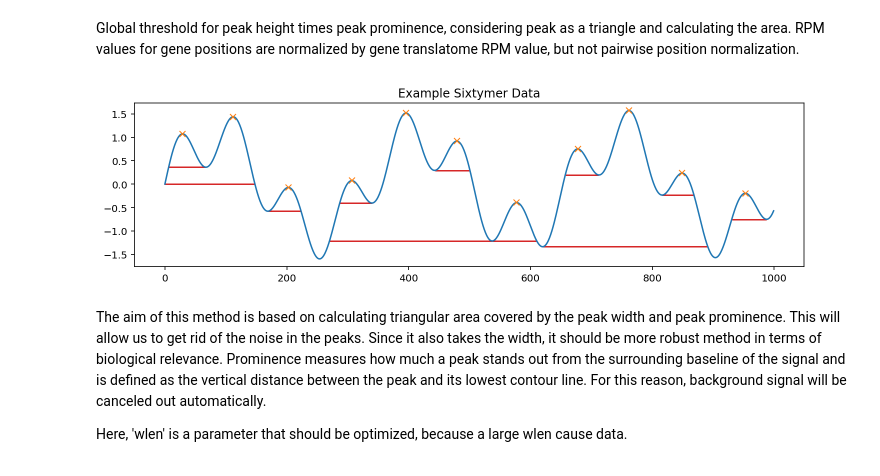
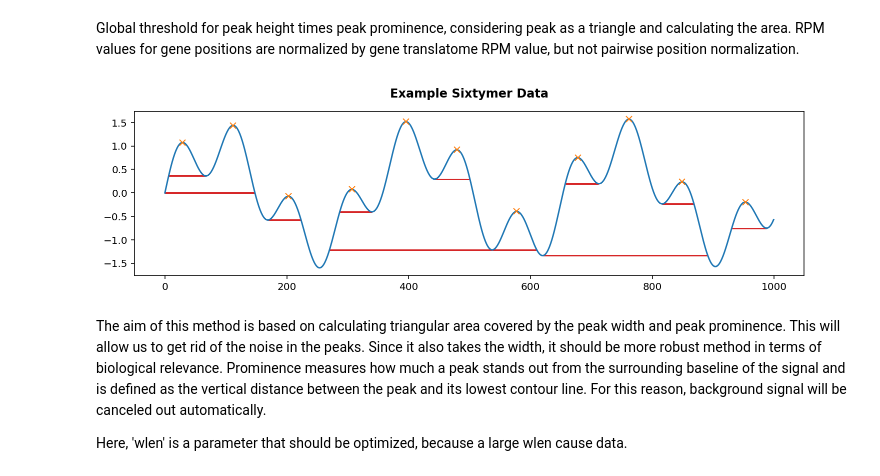
Before and after one commit to inecik/RiboSeqAnalysis, a Jupyter notebook: jupyter_server/ribosome_stalling_sites.ipynb, the cells around one changed output. Drawn from its saved outputs; the diff is of its cells as text; code cells hidden in the pictures.

```diff
--- a/jupyter_server/ribosome_stalling_sites.ipynb
+++ b/jupyter_server/ribosome_stalling_sites.ipynb
@@ -308,17 +306,17 @@ Global threshold for peak height times peak prominence, considering peak as a tr
 # %%
 from scipy.signal import find_peaks, peak_widths, peak_prominences
 x = np.linspace(0, 6 * np.pi, 1000)
 x = np.sin(x) + 0.6 * np.sin(3.6 * x)
 peaks, _ = find_peaks(x)
-results_full = peak_widths(x, peaks, rel_height=1, wlen=400)
+results_full = peak_widths(x, peaks, rel_height=1, wlen=290)
 fig = plt.figure(figsize=(12,3))
 plt.plot(x)
-plt.title("Example Sixtymer Data")
+plt.title("Example Sixtymer Data", fontweight="bold", y=1.05)
 plt.plot(peaks, x[peaks], "x")
 plt.hlines(*results_full[1:], color="C3")
 plt.show()
 # %% [output]
-[figure, old version]
+[figure, new version]
 # %% [markdown]
 The aim of this method is based on calculating triangular area covered by the peak width and peak prominence. This will allow us to get rid of the noise in the peaks. Since it also takes the width, it should be more robust method in terms of biological relevance. Prominence measures how much a peak stands out from the surrounding baseline of the signal and is defined as the vertical distance between the peak and its lowest contour line. For this reason, background signal will be canceled out automatically.
 
```
Also changed, not shown: parts of 31 cells of this notebook.
